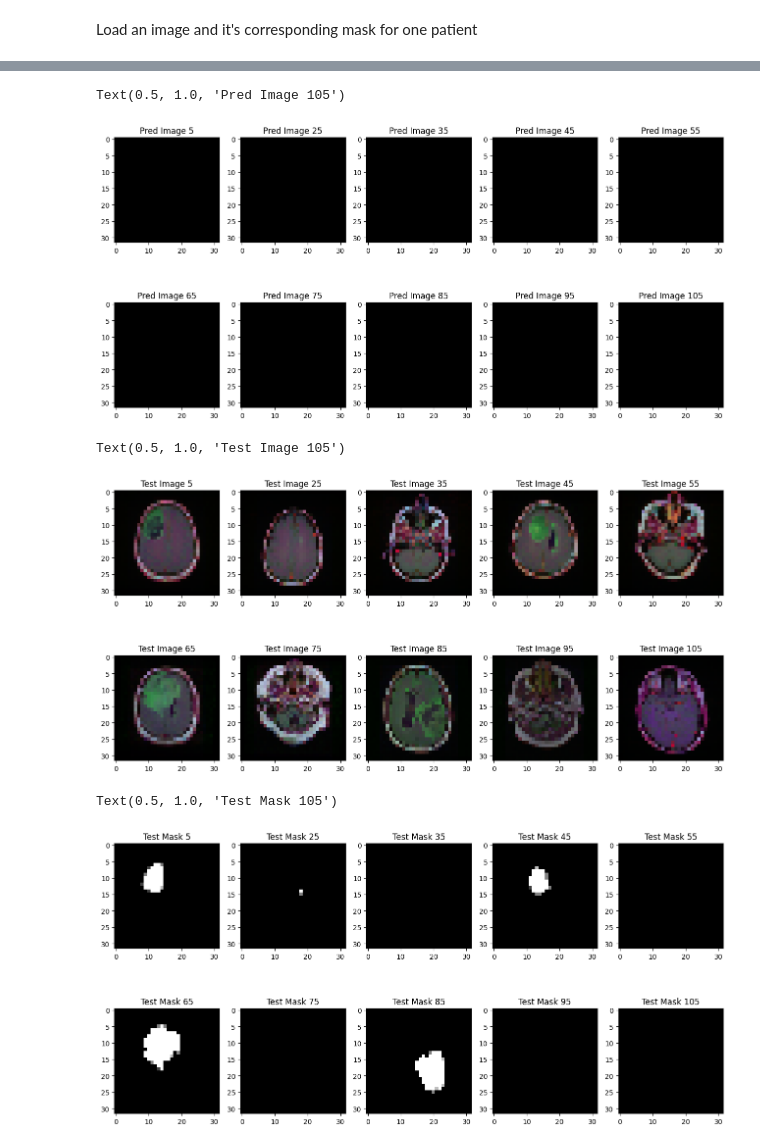
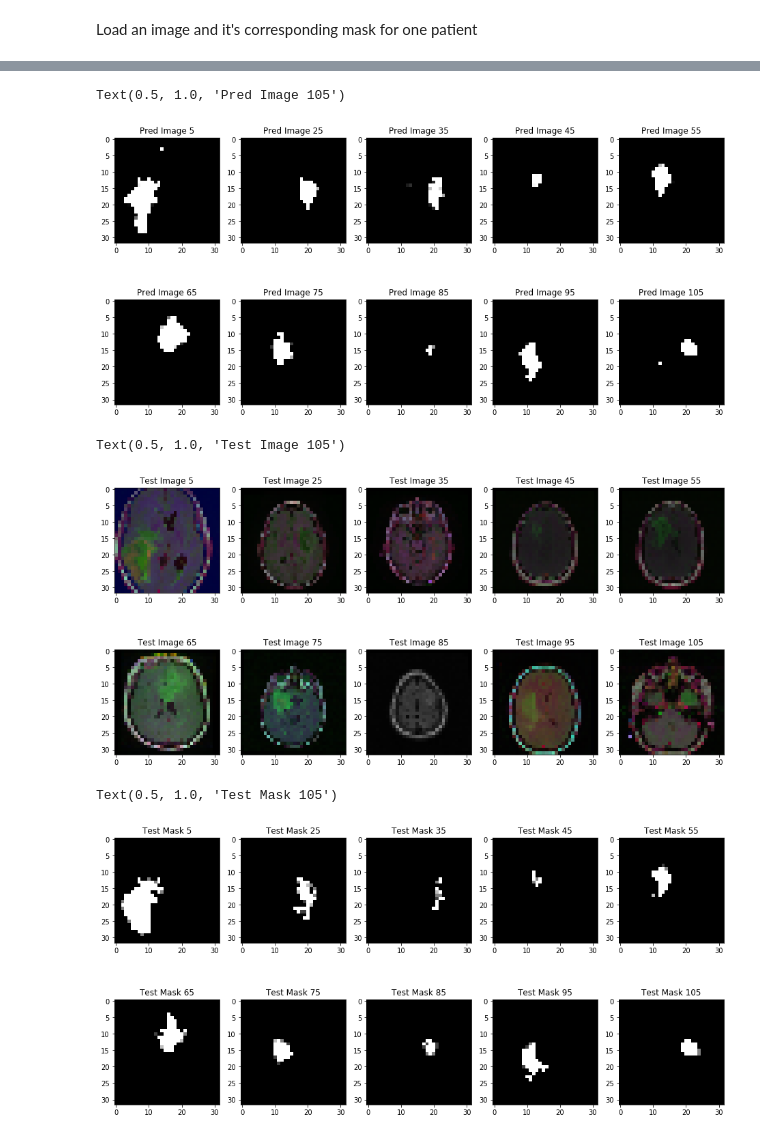
Before and after one commit to b4yc/segmentation, a Jupyter notebook: segmentation.ipynb, the cells around one changed output, grey strips where cells are left out. Drawn from its saved outputs; the diff is of its cells as text; code cells hidden in the pictures.

Commit message:
Fix blank predicted masks
Adjusted the dice formula which was reporting inaccurately high accuracies. Also tune batch size and epoch count to improve model fitting.

```diff
--- a/segmentation.ipynb
+++ b/segmentation.ipynb
@@ -111,12 +111,15 @@ def downsample_and_split(train_size):
     # image size
     size = 32, 32
 
-    # Iterate through each image in each subfolder
-    for index in range(len(df.index)):
-        img = df['img'][index]
+    # use only tumour images
+    tumour_df = df[df['label'] == 1]
+
+    # Iterate through each tumour image in each subfolder
+    for index in tumour_df.index:
+        img = tumour_df['img'][index]
         temp_img = cv2.imread(img, cv2.IMREAD_UNCHANGED)
 
-        mask = df['mask'][index]
+        mask = tumour_df['mask'][index]
         temp_mask = cv2.imread(mask)
 
         if temp_img is None:
@@ -235,13 +238,15 @@ X_train, Y_train, x_test, y_test = downsample_and_split(0.8)  # function to load
 # %%
 from tensorflow.keras import backend as K
 
-def dice_coefficient(y_true, y_pred, smooth=1):
-    intersection = K.sum(K.abs(y_true * y_pred), axis=-1)
-    return (2. * intersection + smooth) / (K.sum(K.square(y_true), axis=-1) + K.sum(K.square(y_pred), axis=-1) + smooth)
+def dice_coefficient(y_true, y_pred, smooth=100):
+    y_truef=K.flatten(y_true)
+    y_predf=K.flatten(y_pred)
+    And=K.sum(y_truef* y_predf)
+    return((2* And + smooth) / (K.sum(y_truef) + K.sum(y_predf) + smooth))
 
 def dice_coefficient_loss(y_true, y_pred):
     return 1 - dice_coefficient(y_true, y_pred)
 
 model.compile(optimizer='adam', loss=dice_coefficient_loss, metrics=[dice_coefficient])
-model.fit(X_train, Y_train, batch_size=10, epochs=5, validation_split=0.1)
+model.fit(X_train, Y_train, batch_size=15, epochs=20, validation_split=0.1)
 # %% [output]
@@ -263,38 +275,39 @@ Y_pred = model.predict(x_test)
 # %%
 plt.figure(figsize=(16,8))
 plt.subplot(251)
-plt.imshow(Y_pred[5])
+# plt.imshow(Y_pred_scaled[5])
+plt.imshow(Y_pred[5,:,:,0],cmap="gray")
 plt.title('Pred Image 5')
 plt.subplot(252)
-plt.imshow(Y_pred[25])
+plt.imshow(Y_pred[25,:,:,0],cmap="gray")
 plt.title('Pred Image 25')
 plt.subplot(253)
-plt.imshow(Y_pred[35])
+plt.imshow(Y_pred[35,:,:,0],cmap="gray")
 plt.title('Pred Image 35')
 plt.subplot(254)
-plt.imshow(Y_pred[45])
+plt.imshow(Y_pred[45,:,:,0],cmap="gray")
 plt.title('Pred Image 45')
 plt.subplot(255)
-plt.imshow(Y_pred[55])
+plt.imshow(Y_pred[55,:,:,0],cmap="gray")
 plt.title('Pred Image 55')
 plt.subplot(256)
-plt.imshow(Y_pred[65])
+plt.imshow(Y_pred[65,:,:,0],cmap="gray")
 plt.title('Pred Image 65')
 plt.subplot(257)
-plt.imshow(Y_pred[75])
+plt.imshow(Y_pred[75,:,:,0],cmap="gray")
 plt.title('Pred Image 75')
 plt.subplot(258)
-plt.imshow(Y_pred[85])
+plt.imshow(Y_pred[85,:,:,0],cmap="gray")
 plt.title('Pred Image 85')
 plt.subplot(259)
-plt.imshow(Y_pred[95])
+plt.imshow(Y_pred[95,:,:,0],cmap="gray")
 plt.title('Pred Image 95')
 plt.subplot(2,5,10)
-plt.imshow(Y_pred[105])
+plt.imshow(Y_pred[105,:,:,0],cmap="gray")
 plt.title('Pred Image 105')
 # %% [output]
 Text(0.5, 1.0, 'Pred Image 105')
-[figure, old version]
+[figure, new version]
 # %%
 plt.figure(figsize=(16,8))
 plt.subplot(251)
@@ -329,7 +342,7 @@ plt.imshow(x_test[105])
 plt.title('Test Image 105')
 # %% [output]
 Text(0.5, 1.0, 'Test Image 105')
-[figure, old version]
+[figure, new version]
 # %%
 plt.figure(figsize=(16,8))
 plt.subplot(251)
@@ -364,4 +377,4 @@ plt.imshow(y_test[105])
 plt.title('Test Mask 105')
 # %% [output]
 Text(0.5, 1.0, 'Test Mask 105')
-[figure, old version]
+[figure, new version]
```
Also changed, not shown: parts of 4 cells of this notebook.
